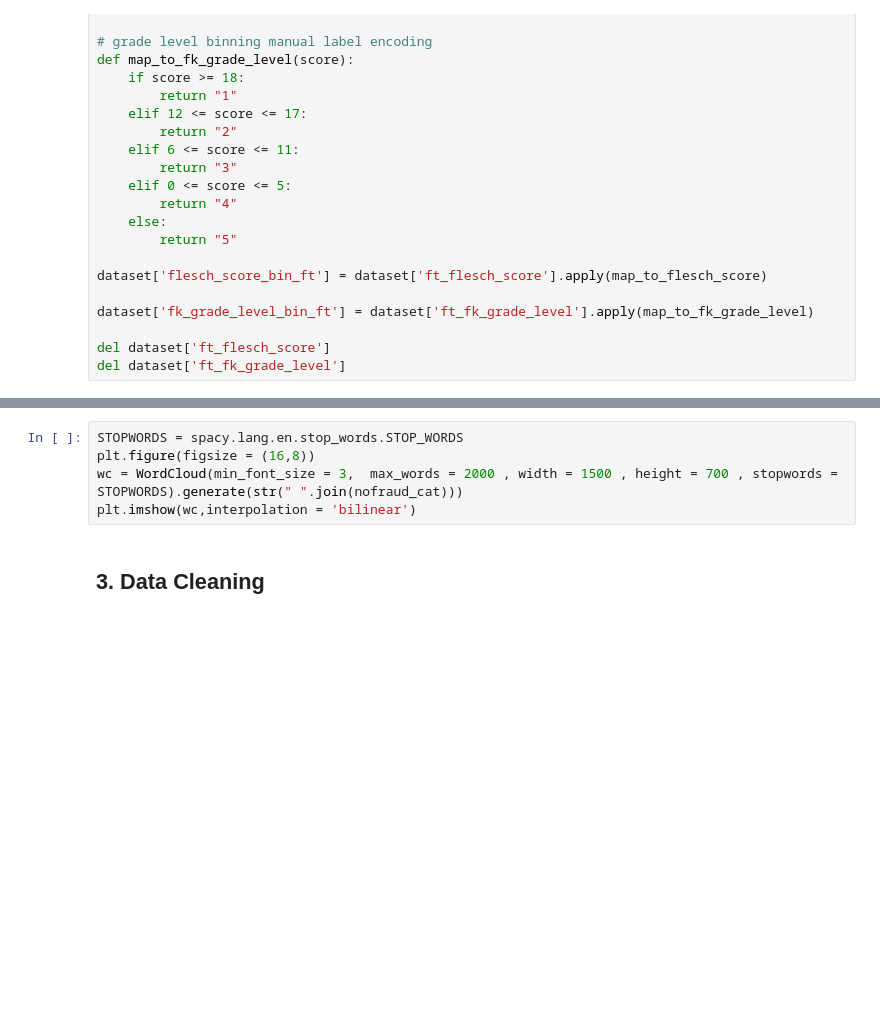
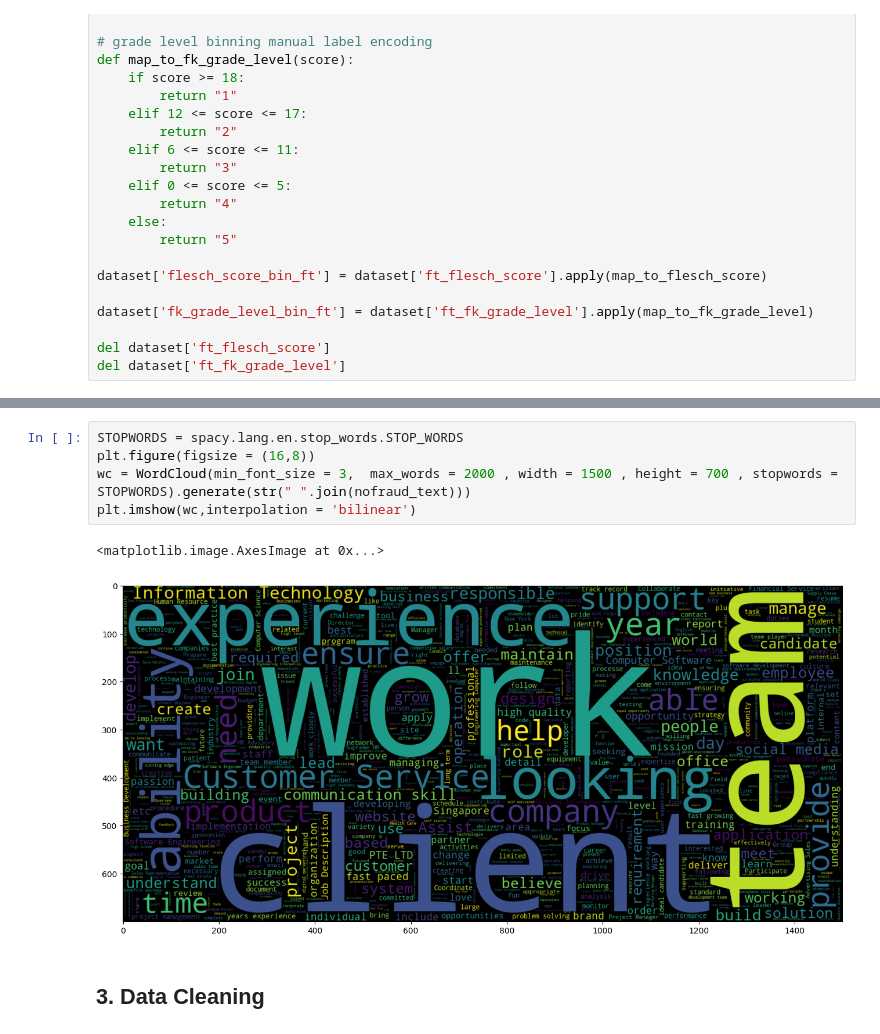
Before and after one commit to heyvinnnny/Team-31-Fraud-Analytics, a Jupyter notebook: Data Preprocessing/Data Preprocessing.ipynb, the cells around one changed output, grey strips where cells are left out. Saved outputs shown, nothing was run; the diff lists cells and outputs as text; blank space fills up the shorter version.

```diff
--- a/Data Preprocessing/Data Preprocessing.ipynb
+++ b/Data Preprocessing/Data Preprocessing.ipynb
@@ -466,8 +437,11 @@ plt.imshow(wc,interpolation = 'bilinear')
 # %%
 STOPWORDS = spacy.lang.en.stop_words.STOP_WORDS
 plt.figure(figsize = (16,8))
-wc = WordCloud(min_font_size = 3,  max_words = 2000 , width = 1500 , height = 700 , stopwords = STOPWORDS).generate(str(" ".join(nofraud_cat)))
+wc = WordCloud(min_font_size = 3,  max_words = 2000 , width = 1500 , height = 700 , stopwords = STOPWORDS).generate(str(" ".join(nofraud_text)))
 plt.imshow(wc,interpolation = 'bilinear')
+# %% [output]
+<matplotlib.image.AxesImage at 0x...>
+[figure, added]
 # %% [markdown]
 ## 3. Data Cleaning
 # %% [markdown]
```
Also changed, not shown: parts of 28 cells of this notebook.
